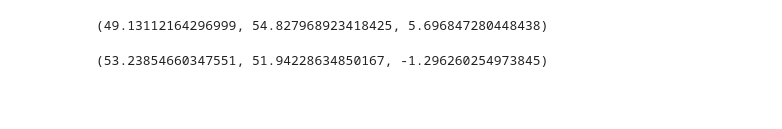
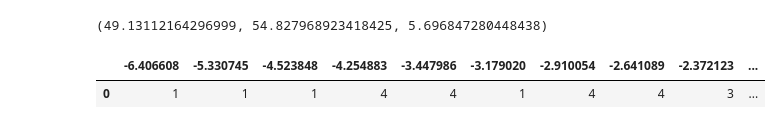
Before and after one commit to lelandjmurrin/Ames_Housing_Project, a Jupyter notebook: Ames_Project_Testing.ipynb, the cells around one changed output. Drawn from its saved outputs; the diff is of its cells as text; code cells hidden in the pictures; blank space fills up the shorter version.

```diff
--- a/Ames_Project_Testing.ipynb
+++ b/Ames_Project_Testing.ipynb
@@ -131,4 +232,6 @@ ab_yes_pc_rs = group2019_yes_pc_rs - group2021_yes_pc_rs
-# %%
-group2021_yes_pc_rs, group2019_yes_pc_rs, ab_yes_pc_rs
-# %% [output]
-(53.23854660347551, 51.94228634850167, -1.296260254973845)
+# %%
+# group2021_yes_pc_rs, group2019_yes_pc_rs, ab_yes_pc_rs
+s_perm_res.value_counts().sort_index().to_frame().T
+# %% [output]
+|  | -6.406608 | -5.330745 | -4.523848 | -4.254883 | -3.447986 | -3.179020 | -2.910054 | -2.641089 | -2.372123 | ... |
+| 0 | 1 | 1 | 1 | 4 | 4 | 1 | 4 | 4 | 3 | ... |
```
Also changed, not shown: parts of 14 cells of this notebook, 1 other file.
